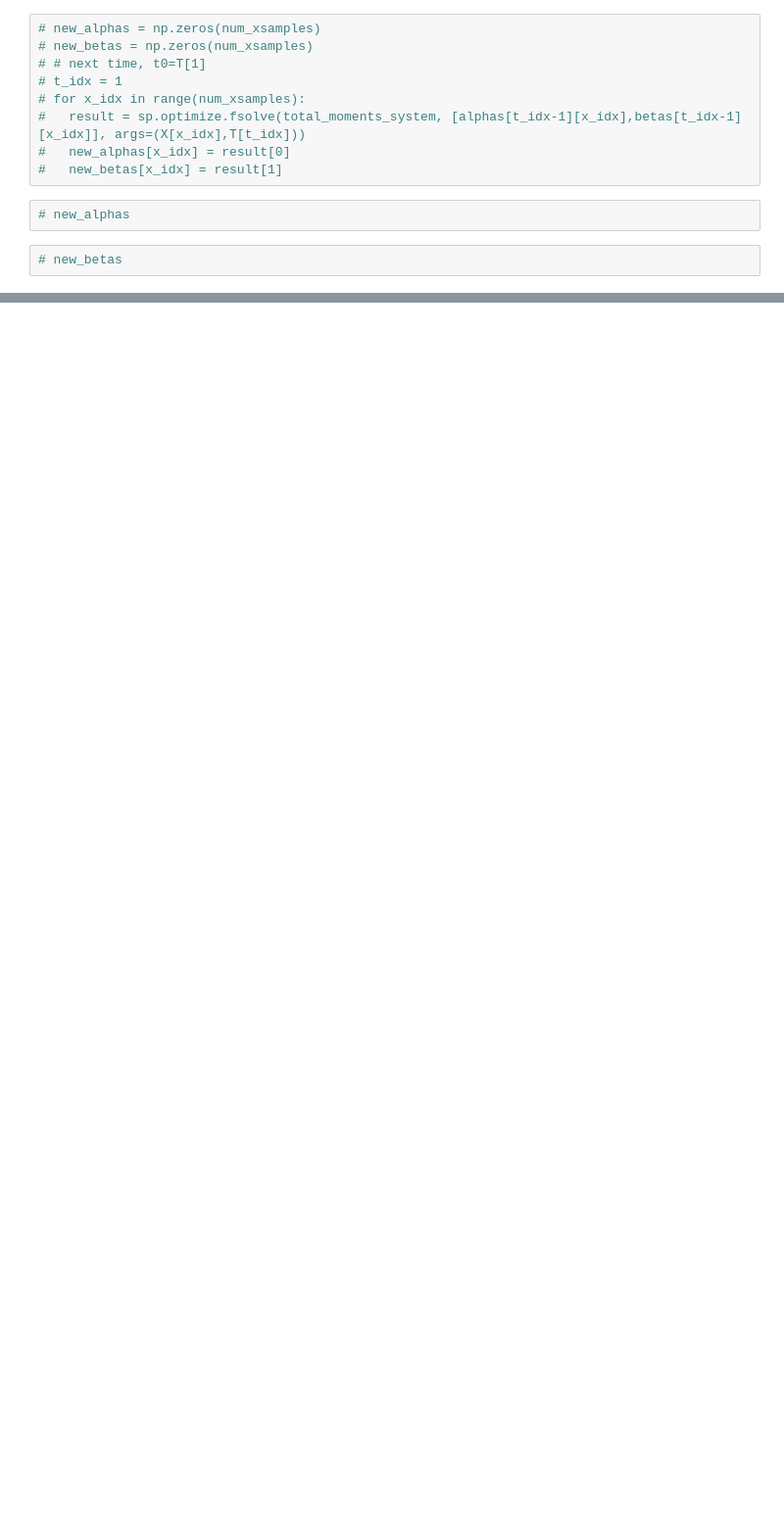
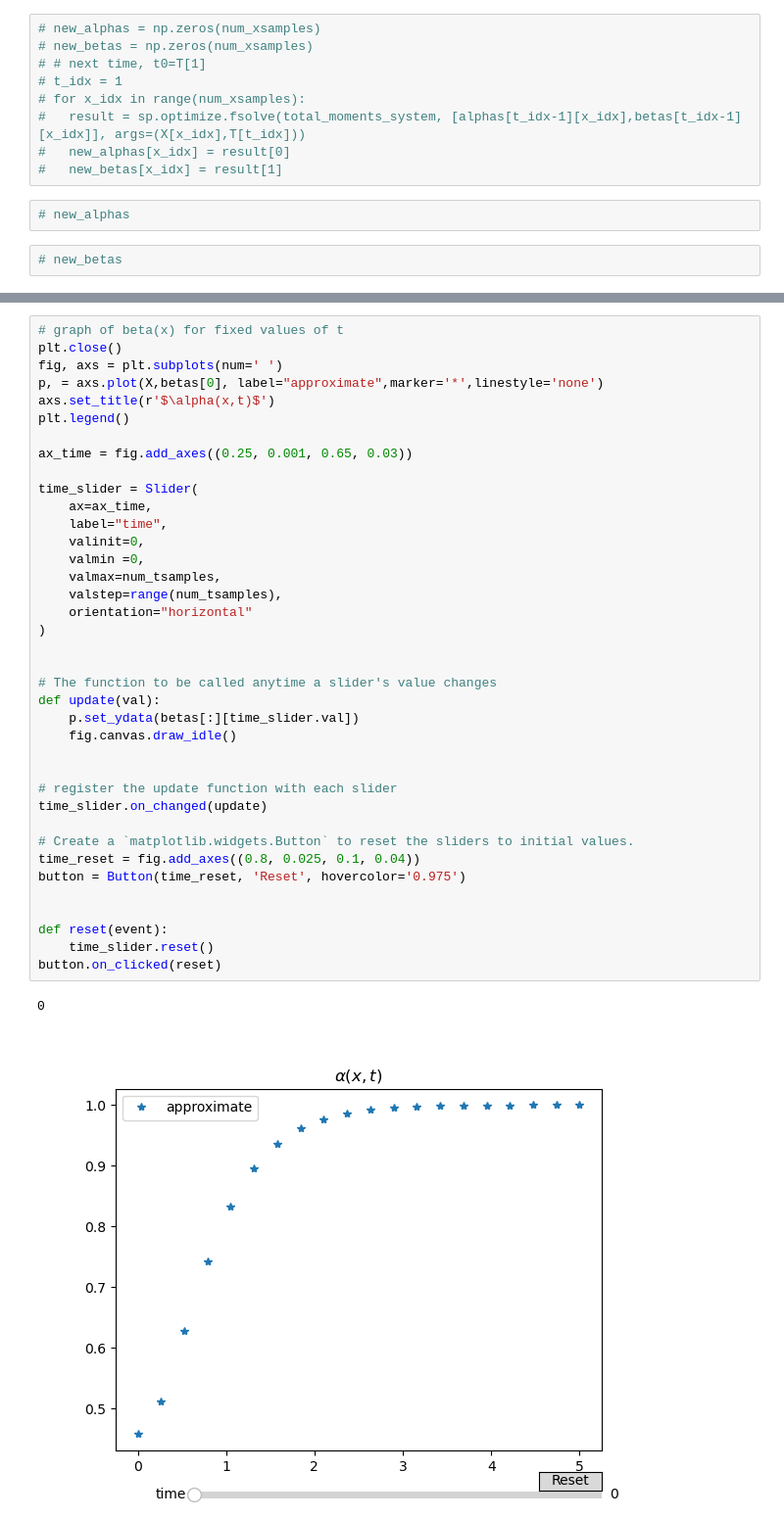
Before and after one commit to infiniteplane/dNLS, a Jupyter notebook: special-initial-condition.ipynb, the cells around one changed output, grey strips where cells are left out. Shown at 98% size. Drawn from its saved outputs; the diff is of its cells as text; blank space fills up the shorter version.

```diff
--- a/special-initial-condition.ipynb
+++ b/special-initial-condition.ipynb
@@ -220,0 +214,41 @@ shape(alphas)
+# %%
+# graph of beta(x) for fixed values of t
+plt.close()
+fig, axs = plt.subplots(num=' ')
+p, = axs.plot(X,betas[0], label="approximate",marker='*',linestyle='none')
+axs.set_title(r'$\alpha(x,t)$')
+plt.legend()
+
+ax_time = fig.add_axes((0.25, 0.001, 0.65, 0.03))
+
+time_slider = Slider(
+    ax=ax_time,
+    label="time",
+    valinit=0,
+    valmin =0,
+    valmax=num_tsamples,
+    valstep=range(num_tsamples),
+    orientation="horizontal"
+)
+
+
+# The function to be called anytime a slider's value changes
+def update(val):
+    p.set_ydata(betas[:][time_slider.val])
+    fig.canvas.draw_idle()
+
+
+# register the update function with each slider
+time_slider.on_changed(update)
+
+# Create a `matplotlib.widgets.Button` to reset the sliders to initial values.
+time_reset = fig.add_axes((0.8, 0.025, 0.1, 0.04))
+button = Button(time_reset, 'Reset', hovercolor='0.975')
+
+
+def reset(event):
+    time_slider.reset()
+button.on_clicked(reset)
+# %% [output]
+0
+[figure, added]
```
Also changed, not shown: parts of 16 cells of this notebook, 1 other file.
